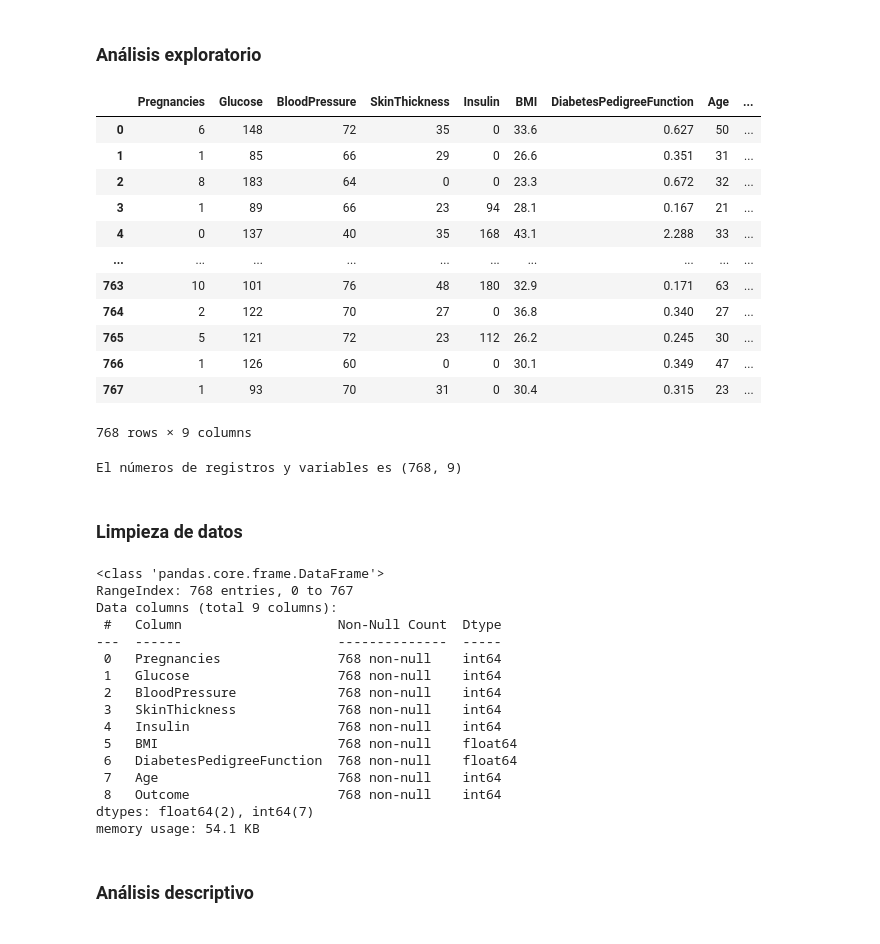
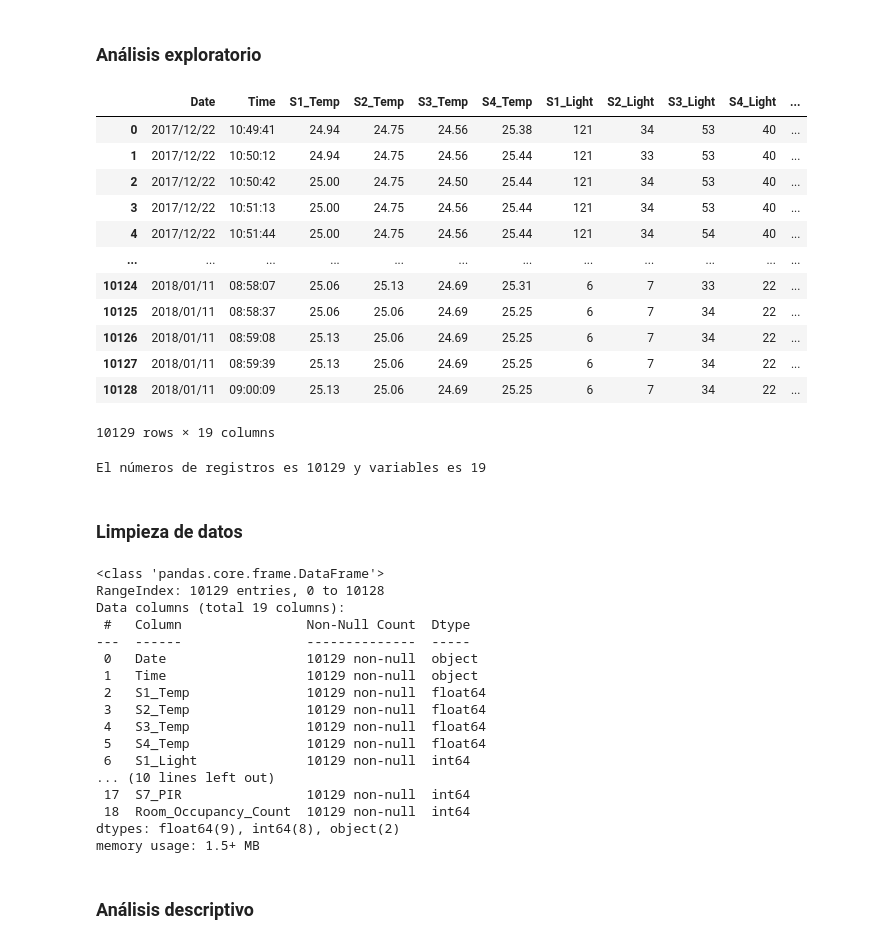
Before and after one commit to GRUNECO/MINIONS, a Jupyter notebook: EDA.ipynb, the cells around one changed output. Drawn from its saved outputs; the diff is of its cells as text; code cells hidden in the pictures.

```diff
--- a/Regresion_logistica_ejemplo.ipynb
+++ b/EDA.ipynb
@@ -81,24 +26,24 @@ from sklearn.metrics import confusion_matrix
 # %%
-data = pd.read_csv("diabetes.csv",sep=";")
+data = pd.read_csv("Occupancy_Estimation.csv",sep=",")
 data
 # %% [output]
-|  | Pregnancies | Glucose | BloodPressure | SkinThickness | Insulin | BMI | DiabetesPedigreeFunction | Age | ... |
-| 0 | 6 | 148 | 72 | 35 | 0 | 33.6 | 0.627 | 50 | ... |
-| 1 | 1 | 85 | 66 | 29 | 0 | 26.6 | 0.351 | 31 | ... |
-| 2 | 8 | 183 | 64 | 0 | 0 | 23.3 | 0.672 | 32 | ... |
-| 3 | 1 | 89 | 66 | 23 | 94 | 28.1 | 0.167 | 21 | ... |
-| 4 | 0 | 137 | 40 | 35 | 168 | 43.1 | 2.288 | 33 | ... |
-| ... | ... | ... | ... | ... | ... | ... | ... | ... | ... |
-| 763 | 10 | 101 | 76 | 48 | 180 | 32.9 | 0.171 | 63 | ... |
-| 764 | 2 | 122 | 70 | 27 | 0 | 36.8 | 0.340 | 27 | ... |
-| 765 | 5 | 121 | 72 | 23 | 112 | 26.2 | 0.245 | 30 | ... |
-| 766 | 1 | 126 | 60 | 0 | 0 | 30.1 | 0.349 | 47 | ... |
-| 767 | 1 | 93 | 70 | 31 | 0 | 30.4 | 0.315 | 23 | ... |
+|  | Date | Time | S1_Temp | S2_Temp | S3_Temp | S4_Temp | S1_Light | S2_Light | S3_Light | S4_Light | ... |
+| 0 | 2017/12/22 | 10:49:41 | 24.94 | 24.75 | 24.56 | 25.38 | 121 | 34 | 53 | 40 | ... |
+| 1 | 2017/12/22 | 10:50:12 | 24.94 | 24.75 | 24.56 | 25.44 | 121 | 33 | 53 | 40 | ... |
+| 2 | 2017/12/22 | 10:50:42 | 25.00 | 24.75 | 24.50 | 25.44 | 121 | 34 | 53 | 40 | ... |
+| 3 | 2017/12/22 | 10:51:13 | 25.00 | 24.75 | 24.56 | 25.44 | 121 | 34 | 53 | 40 | ... |
+| 4 | 2017/12/22 | 10:51:44 | 25.00 | 24.75 | 24.56 | 25.44 | 121 | 34 | 54 | 40 | ... |
+| ... | ... | ... | ... | ... | ... | ... | ... | ... | ... | ... | ... |
+| 10124 | 2018/01/11 | 08:58:07 | 25.06 | 25.13 | 24.69 | 25.31 | 6 | 7 | 33 | 22 | ... |
+| 10125 | 2018/01/11 | 08:58:37 | 25.06 | 25.06 | 24.69 | 25.25 | 6 | 7 | 34 | 22 | ... |
+| 10126 | 2018/01/11 | 08:59:08 | 25.13 | 25.06 | 24.69 | 25.25 | 6 | 7 | 34 | 22 | ... |
+| 10127 | 2018/01/11 | 08:59:39 | 25.13 | 25.06 | 24.69 | 25.25 | 6 | 7 | 34 | 22 | ... |
+| 10128 | 2018/01/11 | 09:00:09 | 25.13 | 25.06 | 24.69 | 25.25 | 6 | 7 | 34 | 22 | ... |
-768 rows × 9 columns
+10129 rows × 19 columns
 # %%
-print(f'El números de registros y variables es {data.shape}')
+print(f'El números de registros es {data.shape[0]} y variables es {data.shape[1]}')
 # %% [output]
-El números de registros y variables es (768, 9)
+El números de registros es 10129 y variables es 19
 # %% [markdown]
 ### Limpieza de datos
 # %%
@@ -106,21 +51,22 @@ El números de registros y variables es (768, 9)
 data.info()
 # %% [output]
 <class 'pandas.core.frame.DataFrame'>
-RangeIndex: 768 entries, 0 to 767
-Data columns (total 9 columns):
- #   Column                    Non-Null Count  Dtype
----  ------                    --------------  -----
- 0   Pregnancies               768 non-null    int64
- 1   Glucose                   768 non-null    int64
- 2   BloodPressure             768 non-null    int64
- 3   SkinThickness             768 non-null    int64
- 4   Insulin                   768 non-null    int64
- 5   BMI                       768 non-null    float64
- 6   DiabetesPedigreeFunction  768 non-null    float64
- 7   Age                       768 non-null    int64
- 8   Outcome                   768 non-null    int64
-dtypes: float64(2), int64(7)
-memory usage: 54.1 KB
+RangeIndex: 10129 entries, 0 to 10128
+Data columns (total 19 columns):
+ #   Column                Non-Null Count  Dtype
+---  ------                --------------  -----
+ 0   Date                  10129 non-null  object
+ 1   Time                  10129 non-null  object
+ 2   S1_Temp               10129 non-null  float64
+ 3   S2_Temp               10129 non-null  float64
+ 4   S3_Temp               10129 non-null  float64
+ 5   S4_Temp               10129 non-null  float64
+ 6   S1_Light              10129 non-null  int64
+... (10 lines left out)
+ 17  S7_PIR                10129 non-null  int64
+ 18  Room_Occupancy_Count  10129 non-null  int64
+dtypes: float64(9), int64(8), object(2)
+memory usage: 1.5+ MB
 # %% [markdown]
 ### Análisis descriptivo
 # %%
```
Also changed, not shown: parts of 25 cells of this notebook.
